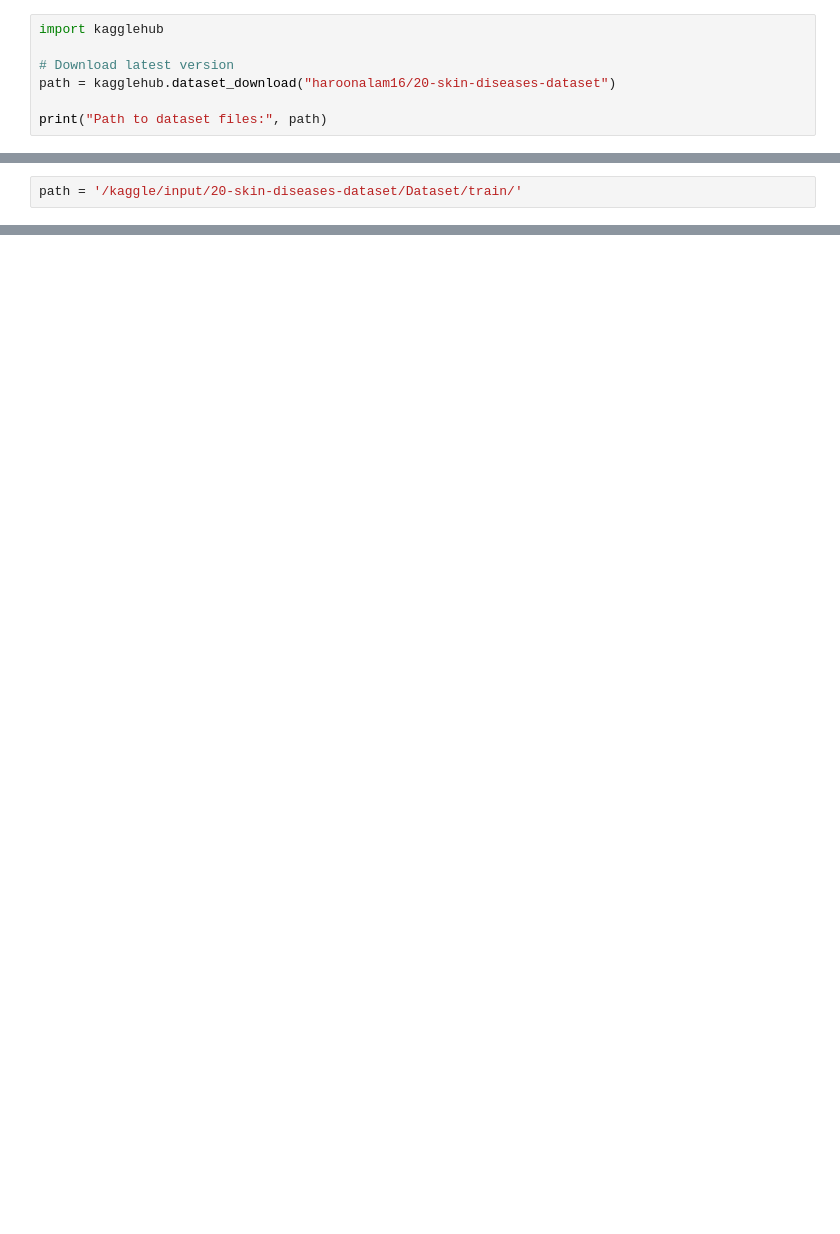
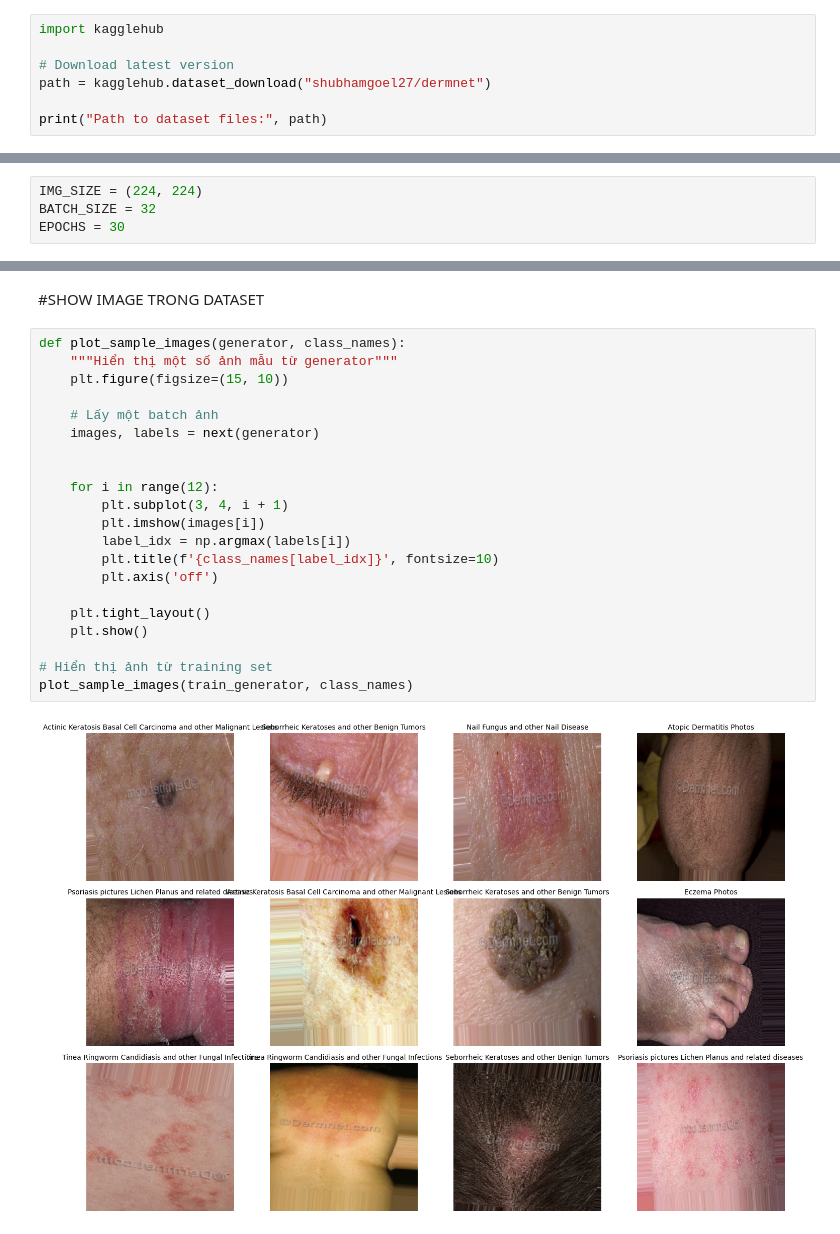
Before and after one commit to Theanh130124/CHATBOT_GPPM24H-2025, a Jupyter notebook: app/core_rag/cv.ipynb, the cells around one changed output, grey strips where cells are left out. Drawn from its saved outputs; the diff is of its cells as text; blank space fills up the shorter version.

Commit message:
Train model

```diff
--- a/app/core_rag/cv.ipynb
+++ b/app/core_rag/cv.ipynb
@@ -9,7 +35,7 @@ from tensorflow.keras.layers import Conv2D, MaxPooling2D, Flatten, Dense, Dropou
 import kagglehub
 
 # Download latest version
-path = kagglehub.dataset_download("haroonalam16/20-skin-diseases-dataset")
+path = kagglehub.dataset_download("shubhamgoel27/dermnet")
 
 print("Path to dataset files:", path)
 # %% [output]
@@ -62,2 +43,0 @@ Found 897 images belonging to 20 classes.
-# %%
-path = '/kaggle/input/20-skin-diseases-dataset/Dataset/train/'
@@ -249,0 +261,4 @@ plt.show()
+# %%
+IMG_SIZE = (224, 224)
+BATCH_SIZE = 32
+EPOCHS = 30
@@ -249,0 +316,25 @@ plt.show()
+# %% [markdown]
+#SHOW IMAGE TRONG DATASET
+# %%
+def plot_sample_images(generator, class_names):
+    """Hiển thị một số ảnh mẫu từ generator"""
+    plt.figure(figsize=(15, 10))
+
+    # Lấy một batch ảnh
+    images, labels = next(generator)
+
+
+    for i in range(12):
+        plt.subplot(3, 4, i + 1)
+        plt.imshow(images[i])
+        label_idx = np.argmax(labels[i])
+        plt.title(f'{class_names[label_idx]}', fontsize=10)
+        plt.axis('off')
+
+    plt.tight_layout()
+    plt.show()
+
+# Hiển thị ảnh từ training set
+plot_sample_images(train_generator, class_names)
+# %% [output]
+[figure, added]
```
Also changed, not shown: parts of 30 cells of this notebook.
